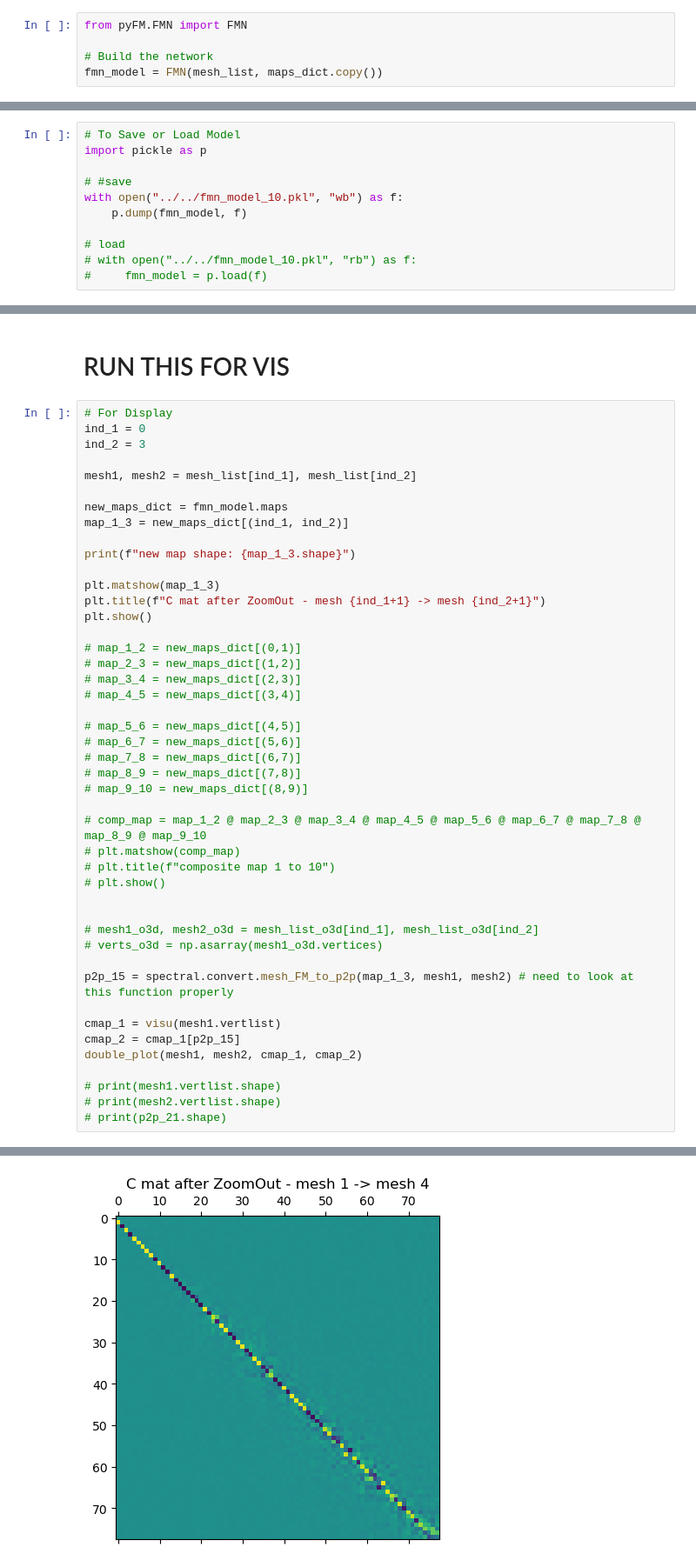
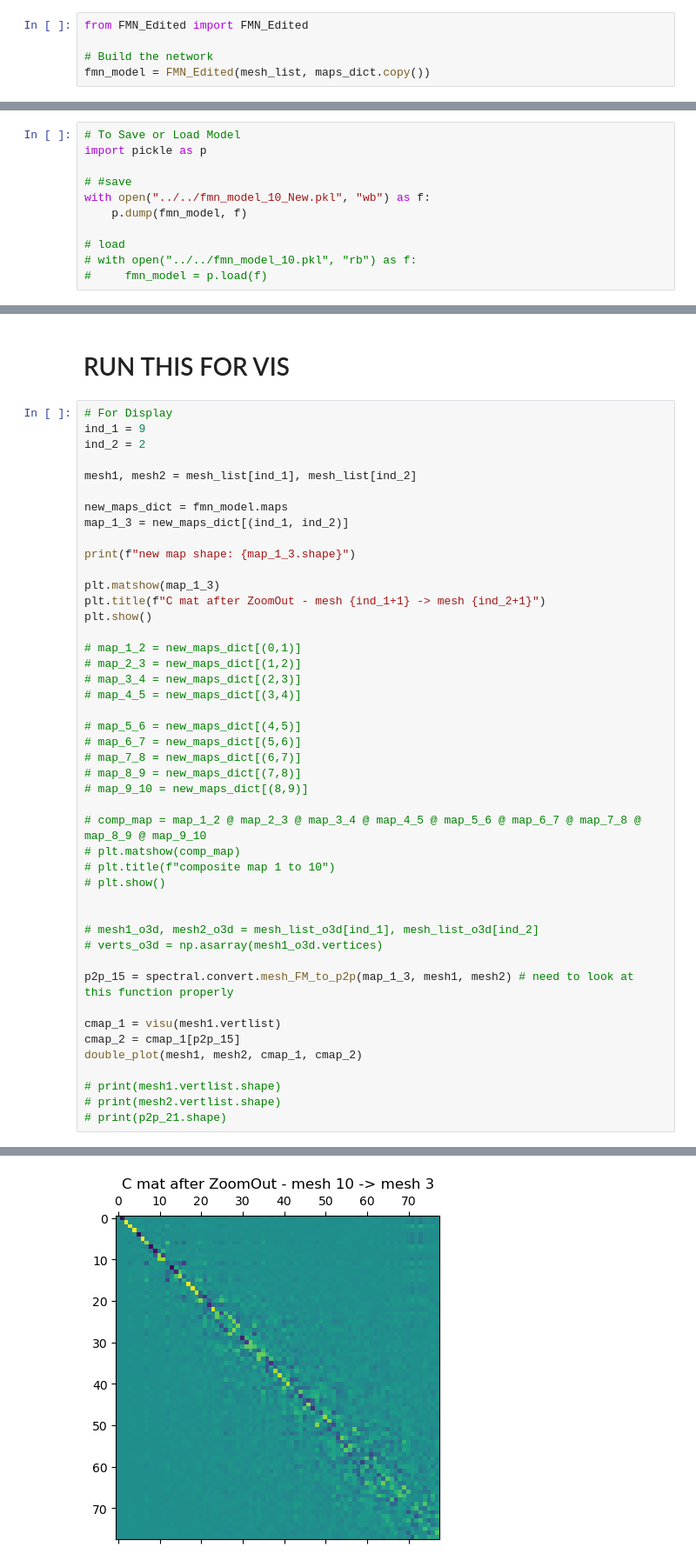
Before and after one commit to Arma1500/capstone2025, a Jupyter notebook: implementation/CZ_implementation_new_meshes.ipynb, the cells around one changed output, grey strips where cells are left out. Shown at 87% size. Saved outputs shown, nothing was run; the diff lists cells and outputs as text.

```diff
--- a/consistent_zoomout/CZ_implementation_new_meshes.ipynb
+++ b/implementation/CZ_implementation_new_meshes.ipynb
@@ -389,10 +389,10 @@ original map shape: (30, 30)
 2. Run ConsistentZoomout refinement
 3. Visualise Results by converting refined maps back to point to point maps
 # %%
-from pyFM.FMN import FMN
+from FMN_Edited import FMN_Edited
 
 # Build the network
-fmn_model = FMN(mesh_list, maps_dict.copy())
+fmn_model = FMN_Edited(mesh_list, maps_dict.copy())
 # %% [output]
 Setting 90 edges on 10 nodes.
 # %%
@@ -522,7 +525,7 @@ Computing a 3000-sized subsample for each mesh
 import pickle as p
 
 # #save
-with open("../../fmn_model_10.pkl", "wb") as f:
+with open("../../fmn_model_10_New.pkl", "wb") as f:
     p.dump(fmn_model, f)
 
 # load
@@ -568,8 +571,8 @@ Text(0.5, 1.0, 'Conformal CSD')
 # RUN THIS FOR VIS
 # %%
 # For Display
-ind_1 = 0
-ind_2 = 3
+ind_1 = 9
+ind_2 = 2
 
 mesh1, mesh2 = mesh_list[ind_1], mesh_list[ind_2]
 
@@ -586,33 +589,33 @@ plt.show()
 # map_2_3 = new_maps_dict[(1,2)]
 # map_3_4 = new_maps_dict[(2,3)]
 # map_4_5 = new_maps_dict[(3,4)]
 
 # map_5_6 = new_maps_dict[(4,5)]
 # map_6_7 = new_maps_dict[(5,6)]
 # map_7_8 = new_maps_dict[(6,7)]
 # map_8_9 = new_maps_dict[(7,8)]
 # map_9_10 = new_maps_dict[(8,9)]
 
 # comp_map = map_1_2 @ map_2_3 @ map_3_4 @ map_4_5 @ map_5_6 @ map_6_7 @ map_7_8 @ map_8_9 @ map_9_10
 # plt.matshow(comp_map)
 # plt.title(f"composite map 1 to 10")
 # plt.show()
 
 
 # mesh1_o3d, mesh2_o3d = mesh_list_o3d[ind_1], mesh_list_o3d[ind_2]
 # verts_o3d = np.asarray(mesh1_o3d.vertices)
 
 p2p_15 = spectral.convert.mesh_FM_to_p2p(map_1_3, mesh1, mesh2) # need to look at this function properly
 
 cmap_1 = visu(mesh1.vertlist)
 cmap_2 = cmap_1[p2p_15]
 double_plot(mesh1, mesh2, cmap_1, cmap_2)
 
 # print(mesh1.vertlist.shape)
 # print(mesh2.vertlist.shape)
 # print(p2p_21.shape)
 # %% [output]
 new map shape: (78, 78)
-[figure, old version]
+[figure, new version]
 [interactive output not drawn]
 [interactive output not drawn]
```
Also changed, not shown: parts of 2 cells of this notebook, 32 other files.
